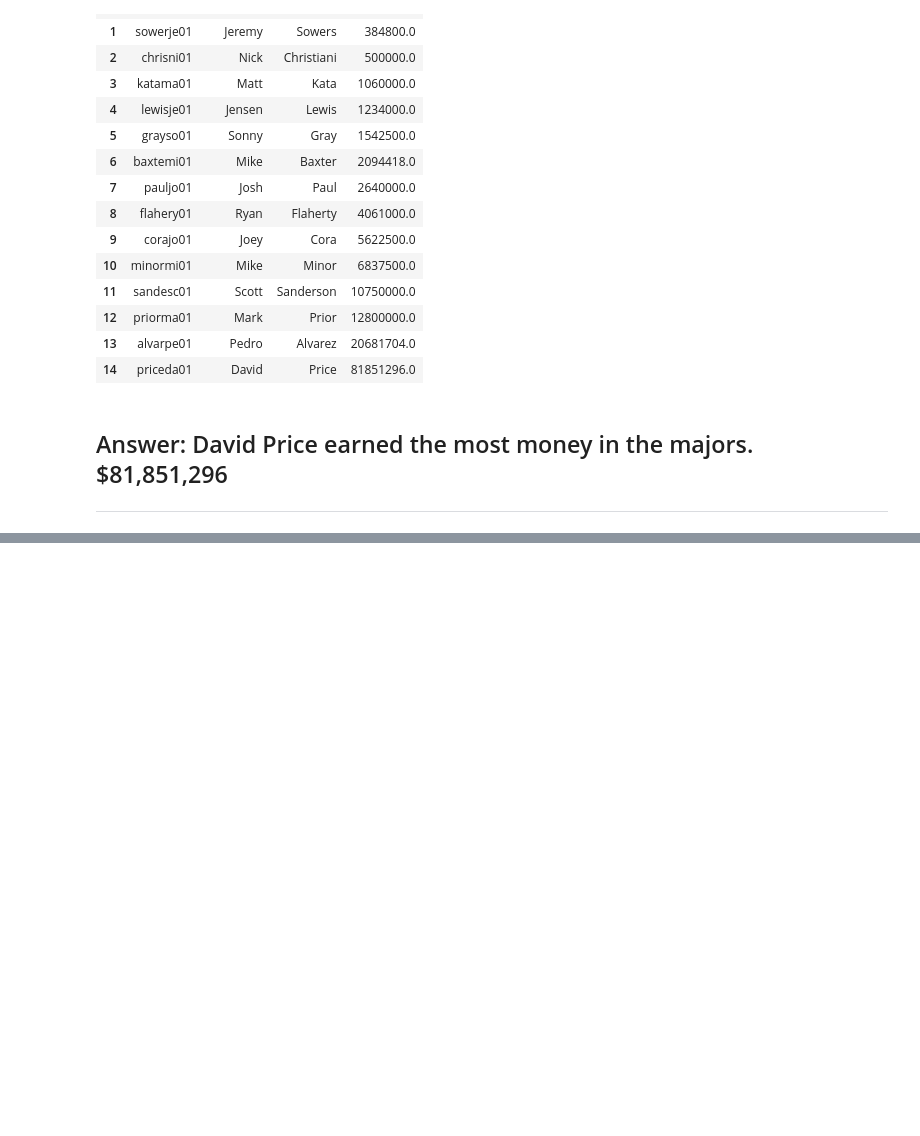
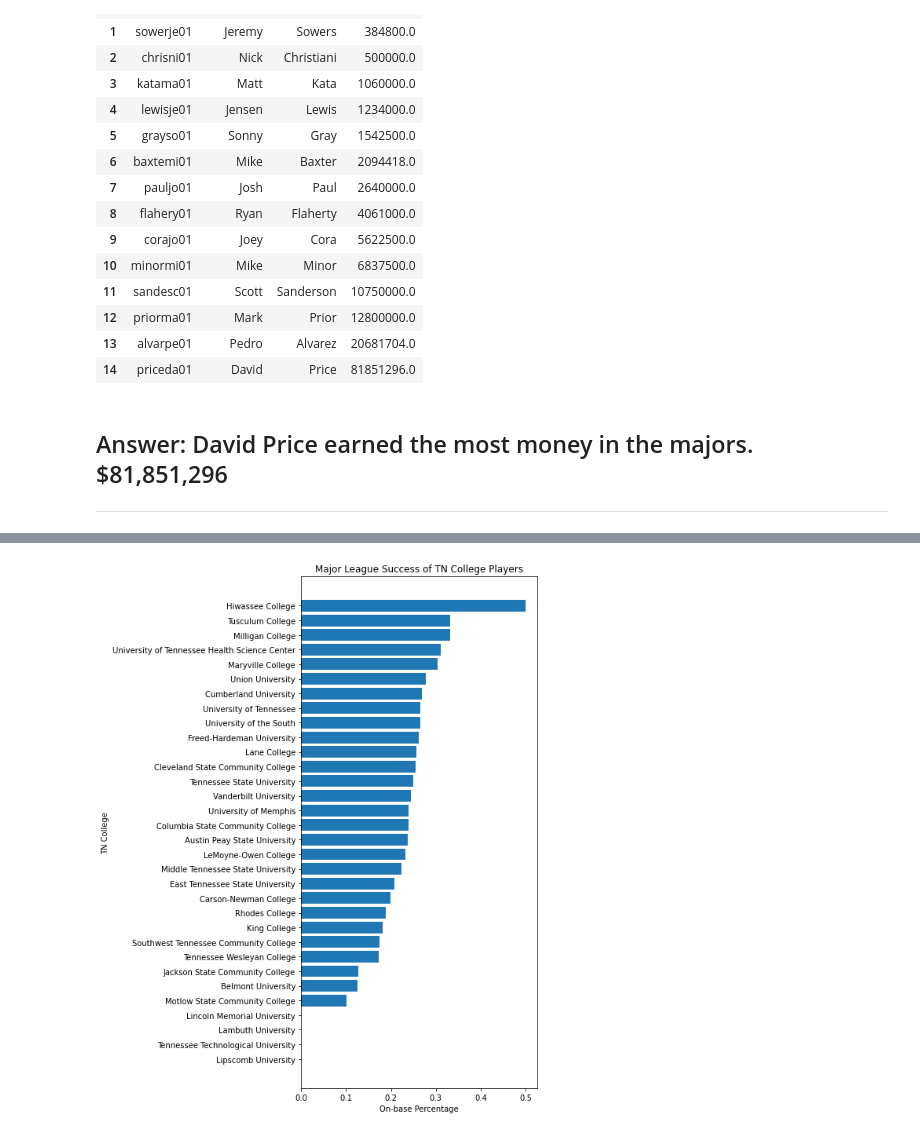
Before and after one commit to seiberttregoning/lahman-baseball-again, a Jupyter notebook: Questions_and_Answers.ipynb, the cells around one changed output, grey strips where cells are left out. Saved outputs shown, nothing was run; the diff lists cells and outputs as text; code cells hidden in the pictures; blank space fills up the shorter version.

```diff
--- a/Questions_and_Answers.ipynb
+++ b/Questions_and_Answers.ipynb
@@ -185,0 +544,22 @@ vandy_salaries
+# %%
+tn_collegeplaying_df = pd.merge(tn_collegeplaying_df, schools_crosswalk, how = 'inner', on = 'schoolid')
+
+tn_collegeplaying_df = tn_collegeplaying_df.drop(['schoolid', 'yearid'], axis = 1)
+# %%
+tn_batting = batting_df[batting_df['playerid'].isin(tn_collegeplaying_df['playerid'].unique())]
+
+tn_batting = tn_batting.loc[:,['playerid', 'h', 'ab']]
+# %%
+college_hits = pd.merge(tn_collegeplaying_df, tn_batting, how = 'inner', on = 'playerid')
+
+college_hits = college_hits.drop(['playerid'], axis = 1)
+# %%
+college_grouped = college_hits.groupby('schoolname').agg({'h':'sum', 'ab':'sum'}).reset_index()
+
+college_grouped['onbase'] = round(college_grouped['h']/college_grouped['ab'], 3)
+
+college_grouped = college_grouped.sort_values('onbase').reset_index(drop = True)
+
+college_grouped = college_grouped.dropna(subset = ['onbase'])
+
+college_grouped
@@ -185,0 +584,11 @@ vandy_salaries
+# %%
+fig, ax = plt.subplots(figsize = (8, 10))
+
+ax.barh(college_grouped.schoolname, college_grouped.onbase)
+ax.set_xlabel('On-base Percentage')
+ax.set_ylabel('TN College')
+ax.set_title('Major League Success of TN College Players')
+plt.tight_layout()
+plt.show()
+# %% [output]
+[figure, added]
```
Also changed, not shown: parts of 71 cells of this notebook.
